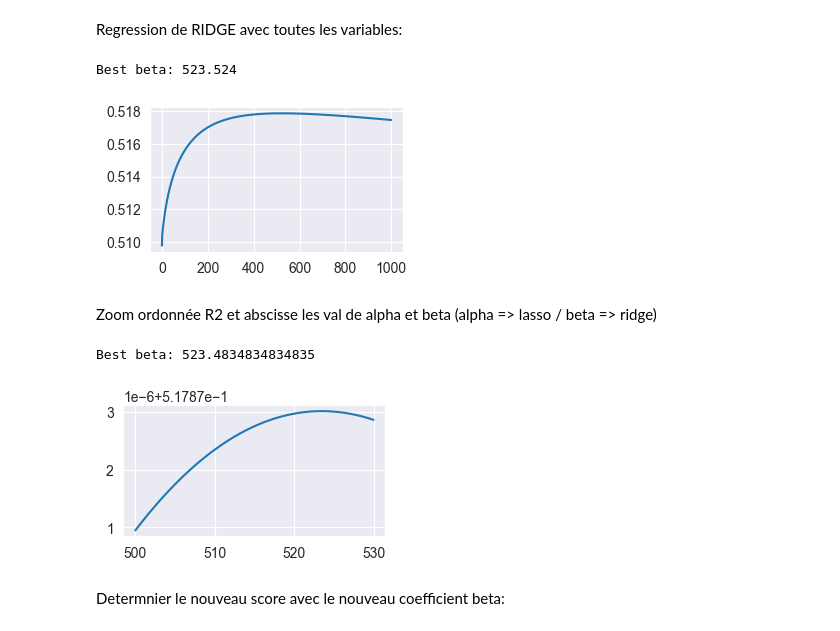
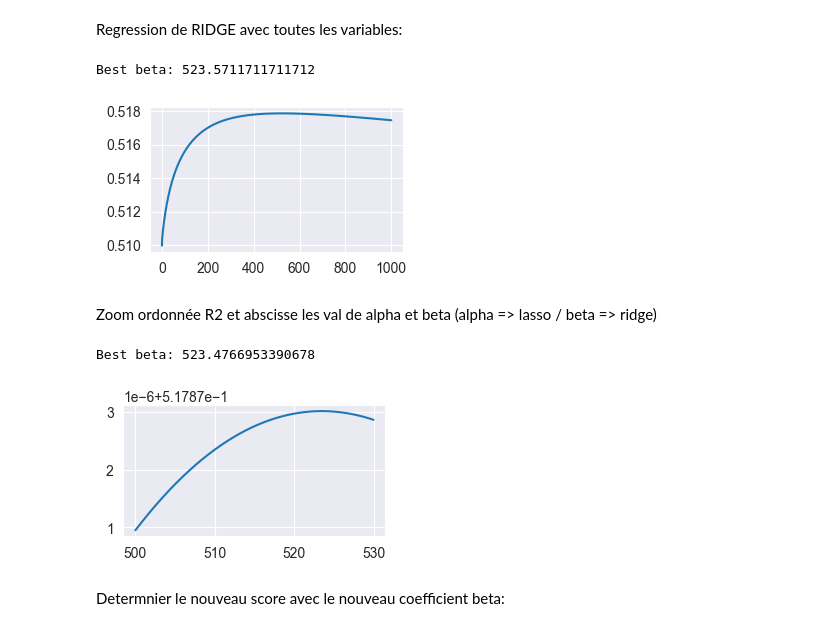
Before and after one commit to LichioAK/Projet_ML-L3, a Jupyter notebook: Project.ipynb, the cells around one changed output. Saved outputs shown, nothing was run; the diff lists cells and outputs as text; code cells hidden in the pictures.

```diff
--- a/Project.ipynb
+++ b/Project.ipynb
@@ -117,33 +117,33 @@ Regression de RIDGE avec toutes les variables:
 # %%
 X_train, X_test, y_train, y_test = train_test_split(Data_X, Data_Y, test_size=0.3, random_state=42)
 result_ridge=[]
-lst = np.linspace(0.001, 1000, 1000).tolist()
+lst = np.linspace(0.1, 1000, 1000).tolist()
 
 for beta in tqdm(lst):
     rid = Ridge(beta).fit(X_train, y_train)
     r2 = r2_score(y_test, rid.predict(X_test))
     result_ridge.append({'beta': beta, 'r2': r2})
 
 df = DataFrame(result_ridge)
 plt.figure(figsize=(6, 2))
 plt.subplot(1,2,1)
 best_beta = df.loc[df['r2'].idxmax()]['beta']
 print("Best beta:", best_beta)
 plt.plot(df['beta'], df['r2'], label='r2')
 plt.tight_layout()
 plt.show()
 
 #save
 #To_save['Prediction'] = DataFrame(result_ridge).iloc[:,0]
 #To_save.to_csv('regression_de_ridge.csv', index=False)
 # %% [output]
-Best beta: 523.524
+Best beta: 523.5711711711712
-[figure, old version]
+[figure, new version]
 # %% [markdown]
 Zoom ordonnée R2 et abscisse les val de alpha et beta (alpha => lasso / beta => ridge)
 # %%
 result_ridge=[]
-lst = np.linspace(500, 530, 1000).tolist()
+lst = np.linspace(500, 530, 5000).tolist()
 
 for beta in tqdm(lst):
     rid = Ridge(beta).fit(X_train, y_train)
@@ -159,7 +159,7 @@ plt.plot(df['beta'], df['r2'], label='r2')
 plt.tight_layout()
 plt.show()
 # %% [output]
-Best beta: 523.4834834834835
+Best beta: 523.4766953390678
 [figure]
 # %% [markdown]
 Determnier le nouveau score avec le nouveau coefficient beta:
```
Also changed, not shown: parts of 6 cells of this notebook.
